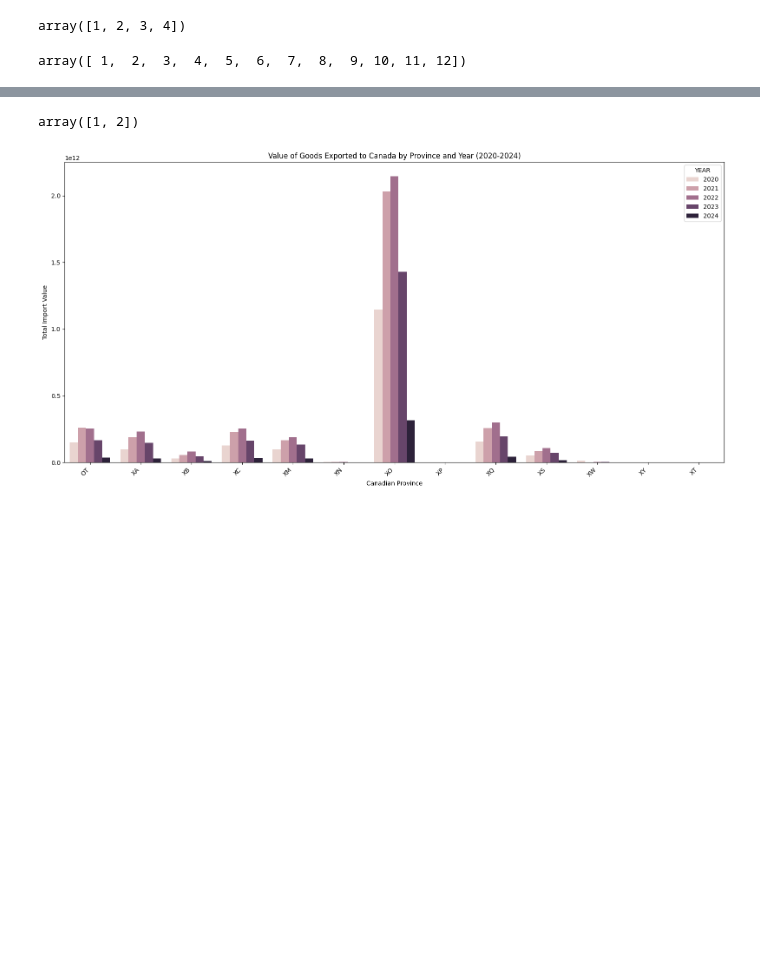
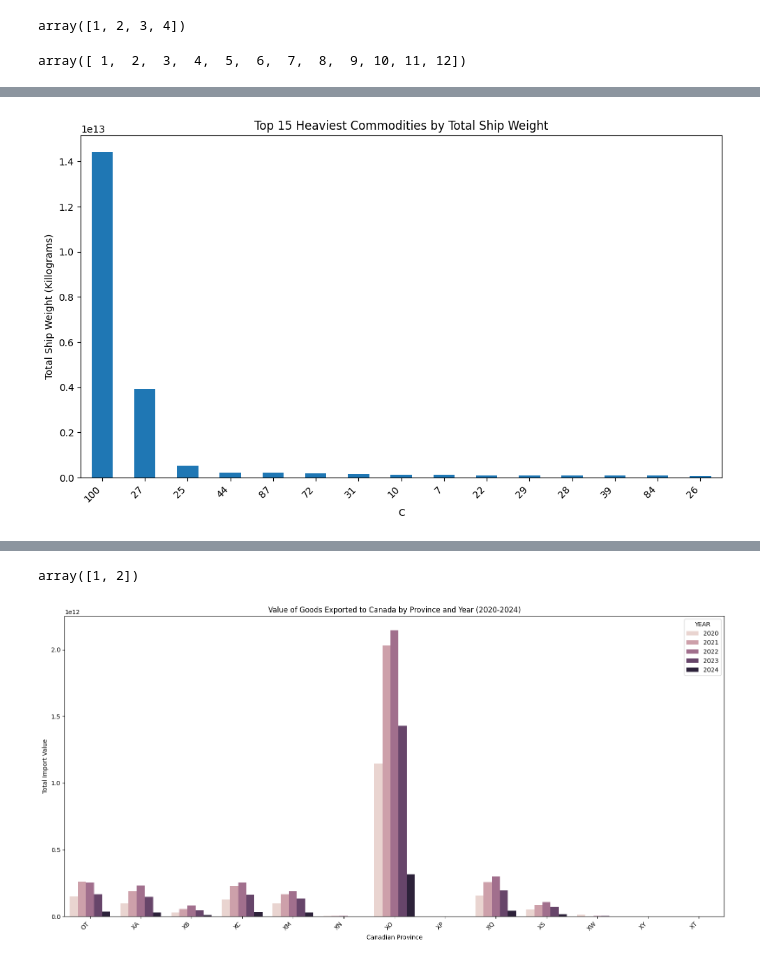
Before and after one commit to 02sagoe/TransBorderFreight_Data_Analysis, a Jupyter notebook: main.ipynb, the cells around one changed output, grey strips where cells are left out. Saved outputs shown, nothing was run; the diff lists cells and outputs as text; code cells hidden in the pictures; blank space fills up the shorter version.

```diff
--- a/main.ipynb
+++ b/main.ipynb
@@ -252,0 +224,41 @@ data['COUNTRY_NAME'] = data['COUNTRY'].apply(lambda x: 'Canada' if x == 1220 els
+# %%
+# Mapping dictionary for DISAGMOT to transportation modes
+commodity_mapping = {
+        1 : "Vessel",
+        3 : "Air",
+        4 : "Mail (U.S. Postal Service)",
+        5 : "Truck",
+        6 : "Rail",
+        7 : "Pipeline",
+        8 : "Other",
+        9 : "Foreign Trade Zones (FTZs)",
+        10 : "Vessel",
+        11 : "Foreign Trade Zones (FTZs)",
+        12 : "Vessel"  ,
+        13 : "Air",
+        14 : "Mail (U.S. Postal Service)",
+        15 : "Truck",
+        16 : "Rail",
+        17 : "Pipeline",
+        18 : "Other",
+        19 : "Foreign Trade Zones (FTZs)",
+        20 : "Vessel"
+}
+
+# Create a new column 'TRANSPORT_MODE' by mapping 'DISAGMOT'
+data['COMMODITY_NAME'] = data['COMMODITY2'].map(commodity_mapping)
+# %%
+# Aggregate SHIPWT by COMMODITY2 and sort in descending order
+filtered_data = data.groupby('COMMODITY2')['SHIPWT'].sum().sort_values(ascending=False).head(15)
+
+# Plot the top 15 heaviest commodities
+plt.figure(figsize=(10, 6))
+filtered_data.plot(kind='bar')
+plt.title('Top 15 Heaviest Commodities by Total Ship Weight')
+plt.xlabel('C')
+plt.ylabel('Total Ship Weight (Killograms)')
+plt.xticks(rotation=45, ha='right')
+plt.tight_layout()
+plt.show()
+# %% [output]
+[figure, added]
```
Also changed, not shown: parts of 31 cells of this notebook.
